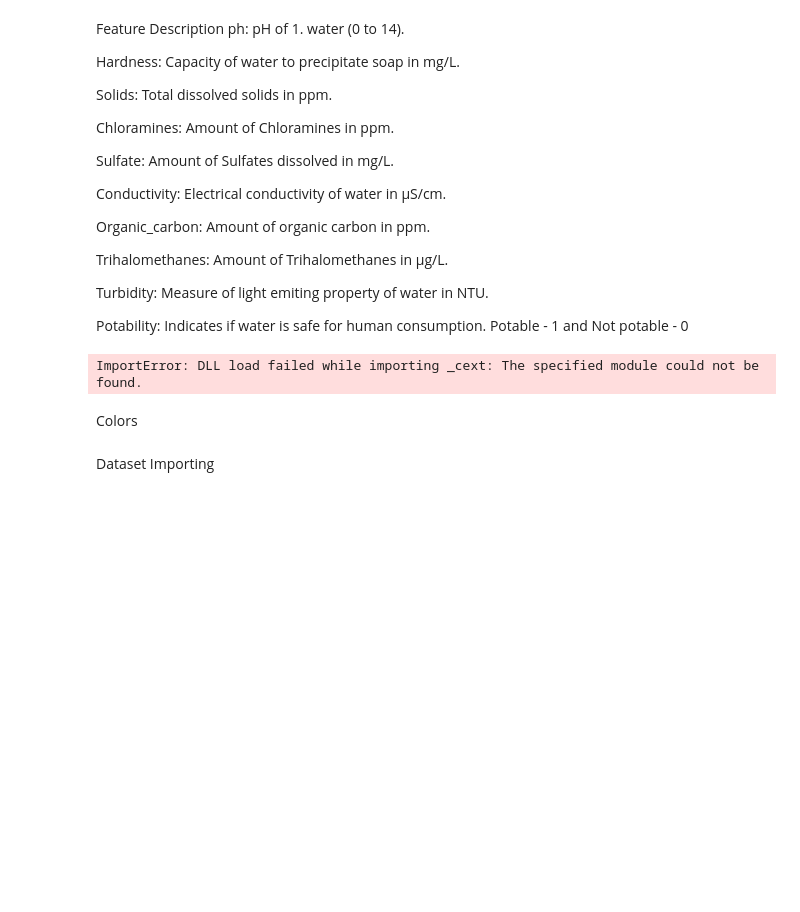
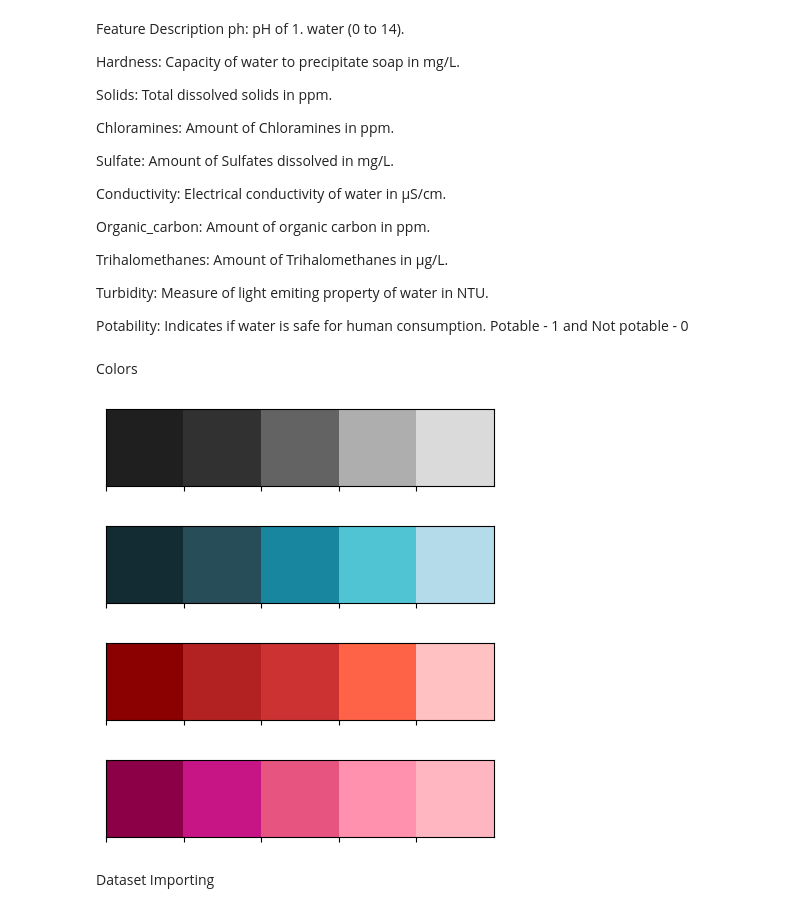
Before and after one commit to Celiandorra/Water-quality, a Jupyter notebook: EDA.ipynb, the cells around one changed output. Drawn from its saved outputs; the diff is of its cells as text; code cells hidden in the pictures; blank space fills up the shorter version.

```diff
--- a/EDA.ipynb
+++ b/EDA.ipynb
@@ -27,13 +27,10 @@ from warnings import filterwarnings
 from collections import Counter
 
 # Visualizations Libraries
-import matplotlib.pyplot as plt
+import matplotlib as plt
 import seaborn as sns
 import plotly
-import plotly.offline as pyo
 import plotly.express as px
-import plotly.graph_objs as go
-pyo.init_notebook_mode()
 import plotly.figure_factory as ff
 import missingno as msno
 
@@ -55,17 +52,24 @@ from sklearn.ensemble import VotingClassifier
 # Evaluation & CV Libraries
 from sklearn.metrics import precision_score,accuracy_score
 from sklearn.model_selection import RandomizedSearchCV,GridSearchCV,RepeatedStratifiedKFold
-# %% [output]
-ImportError: DLL load failed while importing _cext: The specified module could not be found.
 # %% [markdown]
 Colors
 # %%
+colors_dark = ["#1F1F1F", "#313131", '#636363', '#AEAEAE', '#DADADA']
 colors_blue = ["#132C33", "#264D58", '#17869E', '#51C4D3', '#B4DBE9']
-colors_dark = ["#1F1F1F", "#313131", '#636363', '#AEAEAE', '#DADADA']
 colors_red = ['#8B0000', '#B22222', '#CC3232', '#FF6347', '#FFC1C1']
+colors_pink = ['#8B0046', '#C71585', '#E75480', '#FF91AF', '#FFB6C1']
+
+
+sns.palplot(colors_dark)
 sns.palplot(colors_blue)
 sns.palplot(colors_red)
-sns.palplot(colors_dark)
+sns.palplot(colors_pink)
+# %% [output]
+[figure, added]
+[figure, added]
+[figure, added]
+[figure, added]
 # %% [markdown]
 Dataset Importing
 # %%
```
Also changed, not shown: parts of 50 cells of this notebook, 4 other files.
